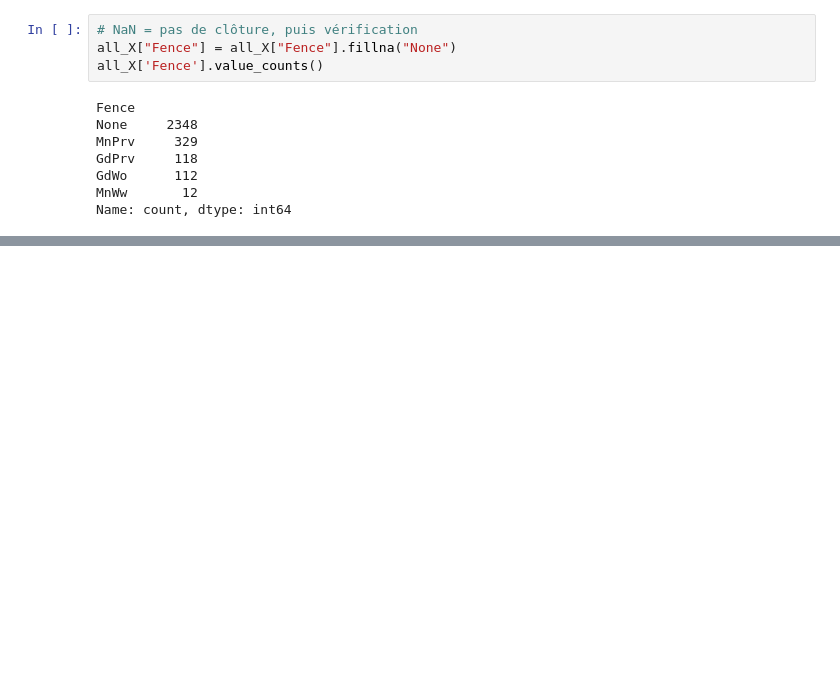
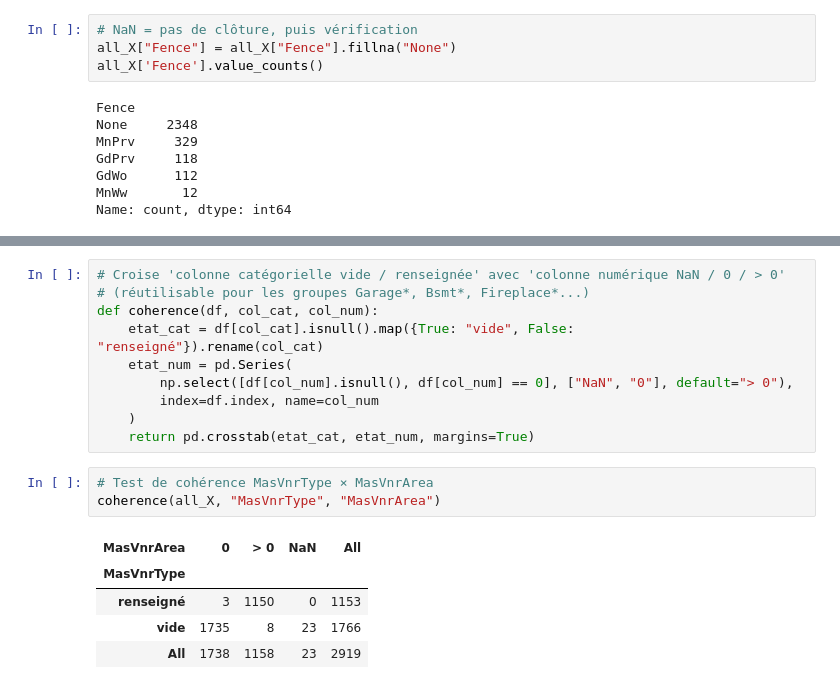
Before and after one commit to raybelpro77git/kaggle-house-prices, a Jupyter notebook: notebooks/01_eda.ipynb, the cells around one changed output, grey strips where cells are left out. Drawn from its saved outputs; the diff is of its cells as text; blank space fills up the shorter version.

```diff
--- a/notebooks/01_eda.ipynb
+++ b/notebooks/01_eda.ipynb
@@ -336,0 +348,19 @@ Name: count, dtype: int64
+# %%
+# Croise 'colonne catégorielle vide / renseignée' avec 'colonne numérique NaN / 0 / > 0'
+# (réutilisable pour les groupes Garage*, Bsmt*, Fireplace*...)
+def coherence(df, col_cat, col_num):
+    etat_cat = df[col_cat].isnull().map({True: "vide", False: "renseigné"}).rename(col_cat)
+    etat_num = pd.Series(
+        np.select([df[col_num].isnull(), df[col_num] == 0], ["NaN", "0"], default="> 0"),
+        index=df.index, name=col_num
+    )
+    return pd.crosstab(etat_cat, etat_num, margins=True)
+# %%
+# Test de cohérence MasVnrType × MasVnrArea
+coherence(all_X, "MasVnrType", "MasVnrArea")
+# %% [output]
+| MasVnrArea | 0 | > 0 | NaN | All |
+| MasVnrType |  |  |  |  |
+| renseigné | 3 | 1150 | 0 | 1153 |
+| vide | 1735 | 8 | 23 | 1766 |
+| All | 1738 | 1158 | 23 | 2919 |
```
Also changed, not shown: parts of 10 cells of this notebook.
